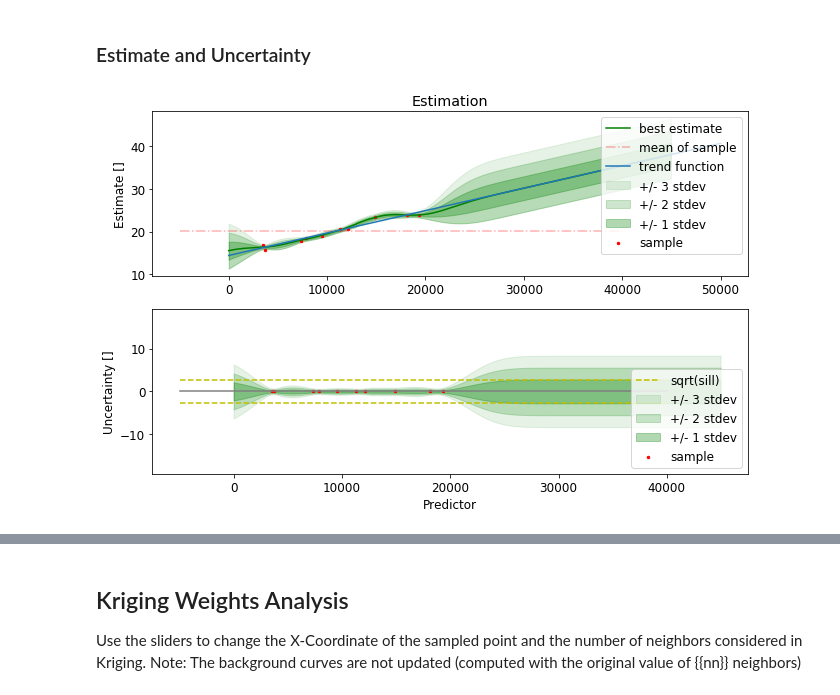
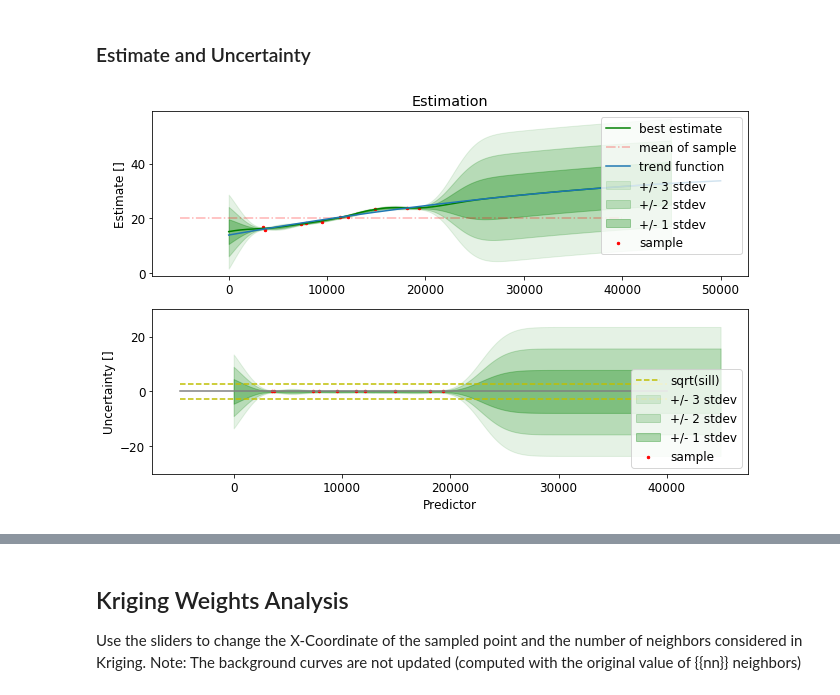
Before and after one commit to red5alex/kriglab, a Jupyter notebook: Simple_Kriging-1D-externalTrend.ipynb, the cells around one changed output, grey strips where cells are left out. Drawn from its saved outputs; the diff is of its cells as text; code cells hidden in the pictures.

Commit message:
added in-built calculation of variance changed output signature

```diff
--- a/Simple_Kriging-1D-externalTrend.ipynb
+++ b/Simple_Kriging-1D-externalTrend.ipynb
@@ -351,19 +291,15 @@ from IPython.display import display
 wdgt = FloatProgress(min=0, max=n, description="Running Kriging ... ")
 display(wdgt)
 
-# calculate the trend (1st order polynom)
-a, b = np.polyfit(P[:,0], P[:,2], 1)
-trendf = lambda x: a * x + b
-print("trend f(x) = {} x + {}".format(a,b))
+# calculate the trend (nth-order polynom)
+p = np.polyfit(P[:,0], P[:,2], 2)
+print("coefficients of trend f(x): "+", ".join(map(str,list(p))))
 
 # perform Kriging
 Z = np.zeros(n)
 V = np.zeros(n)
 for i in range(n):
     wdgt.value += 1
-    h, k, K, weights, P_n, T = kriging_simple( P[:,0], P[:,2], sp, (dx*i,), nn, V=0.1, trendf=trendf)
-    Z[i] = h
-    v = C0 - np.dot(k.T, weights)
-    V[i] = max(v,0)  # computation accuracy may lead to small negative variance
+    Z[i], V[i], _ = kriging_simple( P[:,0], P[:,2], sp, (dx*i,), nn, V=0.1, trendf=np.poly1d(p))
 # %% [output]
 sampling resolution: 45.00
@@ -376,35 +312,36 @@ trend f(x) = 0.000524285094923 x + 14.4160523786
 
 plt.subplot(211)
 plt.title("Estimation")
-plt.fill_between([i*dx for i in range(n)], Z-2*np.sqrt(V), Z+3*np.sqrt(V), color='green', alpha=0.1, label="+/- 3 stdev")
+plt.fill_between([i*dx for i in range(n)], Z-3*np.sqrt(V), Z+3*np.sqrt(V), color='green', alpha=0.1, label="+/- 3 stdev")
 plt.fill_between([i*dx for i in range(n)], Z-2*np.sqrt(V), Z+2*np.sqrt(V), color='green', alpha=0.2, label="+/- 2 stdev")
 plt.fill_between([i*dx for i in range(n)], Z-1*np.sqrt(V), Z+1*np.sqrt(V), color='green', alpha=0.3, label="+/- 1 stdev")
 plt.plot([i*dx for i in range(n)], Z, "g-", label="best estimate")
 plt.scatter(z.x, z.por, s=6, c="r", label="sample")
 plt.plot((X0, X1),(z.por.mean(), z.por.mean()), "r-.", alpha=0.3, label="mean of sample")
 
-plt.plot(arange(0,50000),  np.apply_along_axis(trendf, 0, arange(0,50000)), label="trend function")
+plt.plot(arange(0,50000),  np.apply_along_axis(np.poly1d(p), 0, arange(0,50000)), label="trend function")
 
 plt.legend(loc='upper right')
 plt.savefig("krigin1d-confidenceintervalls.png")
 ylabel('Estimate []')
 lim = plt.ylim()
 
 plt.subplot(212)
 plt.fill_between([i*dx for i in range(n)], 3*np.sqrt(V), -3*np.sqrt(V), color='green', alpha=0.1, label="+/- 3 stdev")
 plt.fill_between([i*dx for i in range(n)], 2*np.sqrt(V), -2*np.sqrt(V), color='green', alpha=0.2, label="+/- 2 stdev")
 plt.fill_between([i*dx for i in range(n)], 1*np.sqrt(V), -1*np.sqrt(V), color='green', alpha=0.3, label="+/- 1 stdev")
 
 plt.plot((X0, X1),(1*np.sqrt(C0), 1*np.sqrt(C0)), "y--", label="sqrt(sill)")
 plt.plot((X0, X1),(0,0), "grey")
 plt.plot((X0, X1),(-1*np.sqrt(C0), -1*np.sqrt(C0)), "y--")
 plt.ylim(lim - (lim[0] + lim[1])/2)  # set variance y-scale equal to value, but centered to zero
 plt.scatter(z.x, np.zeros_like(z.x), s=6, c="r", label="sample")
 
 plt.legend(loc='lower right')
 ylabel('Uncertainty []')
 xlabel('Predictor')
 
+
 _ = plt.show()
 # %% [output]
-[figure, old version]
+[figure, new version]
```
Also changed, not shown: parts of 5 cells of this notebook, 1 other file.
